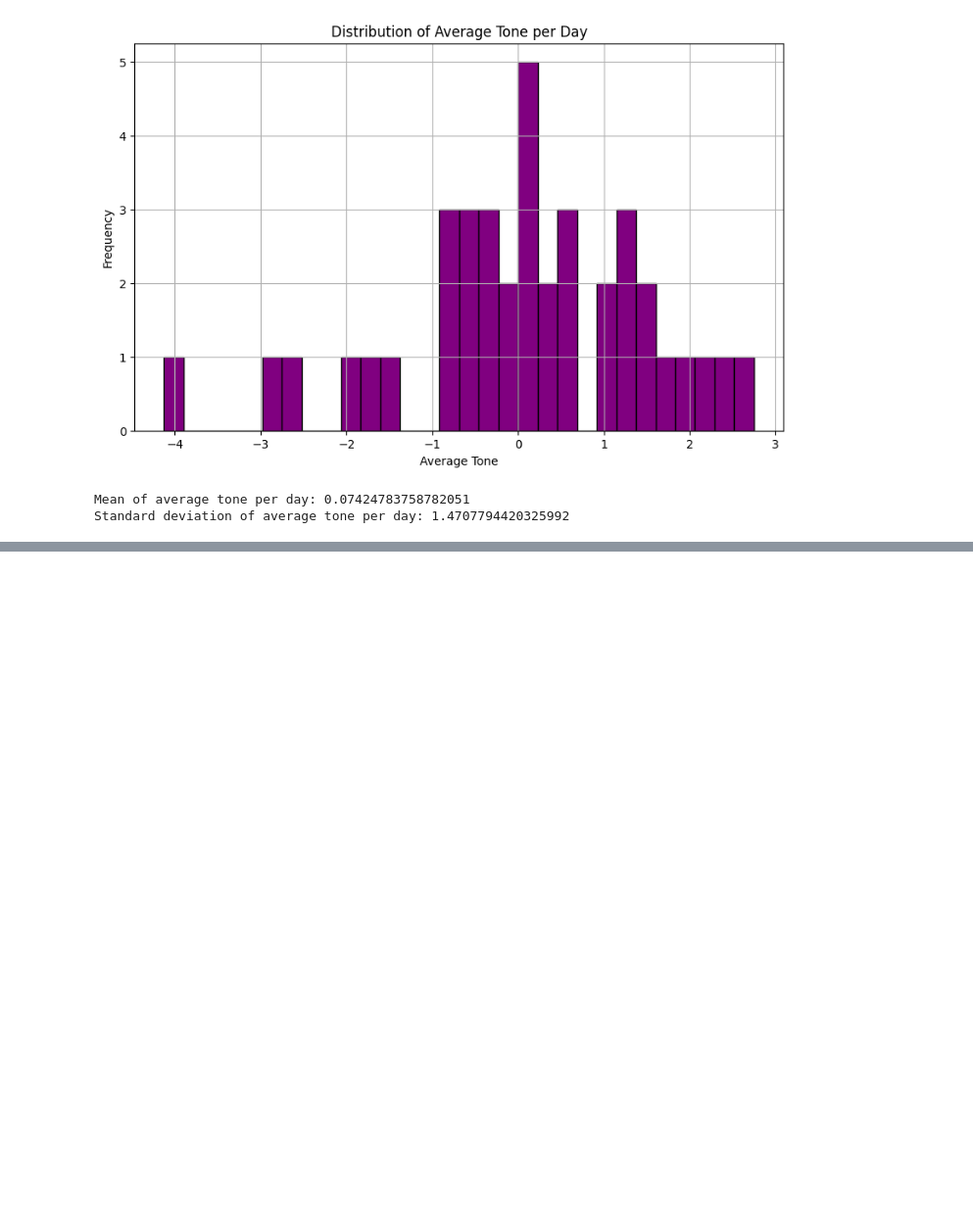
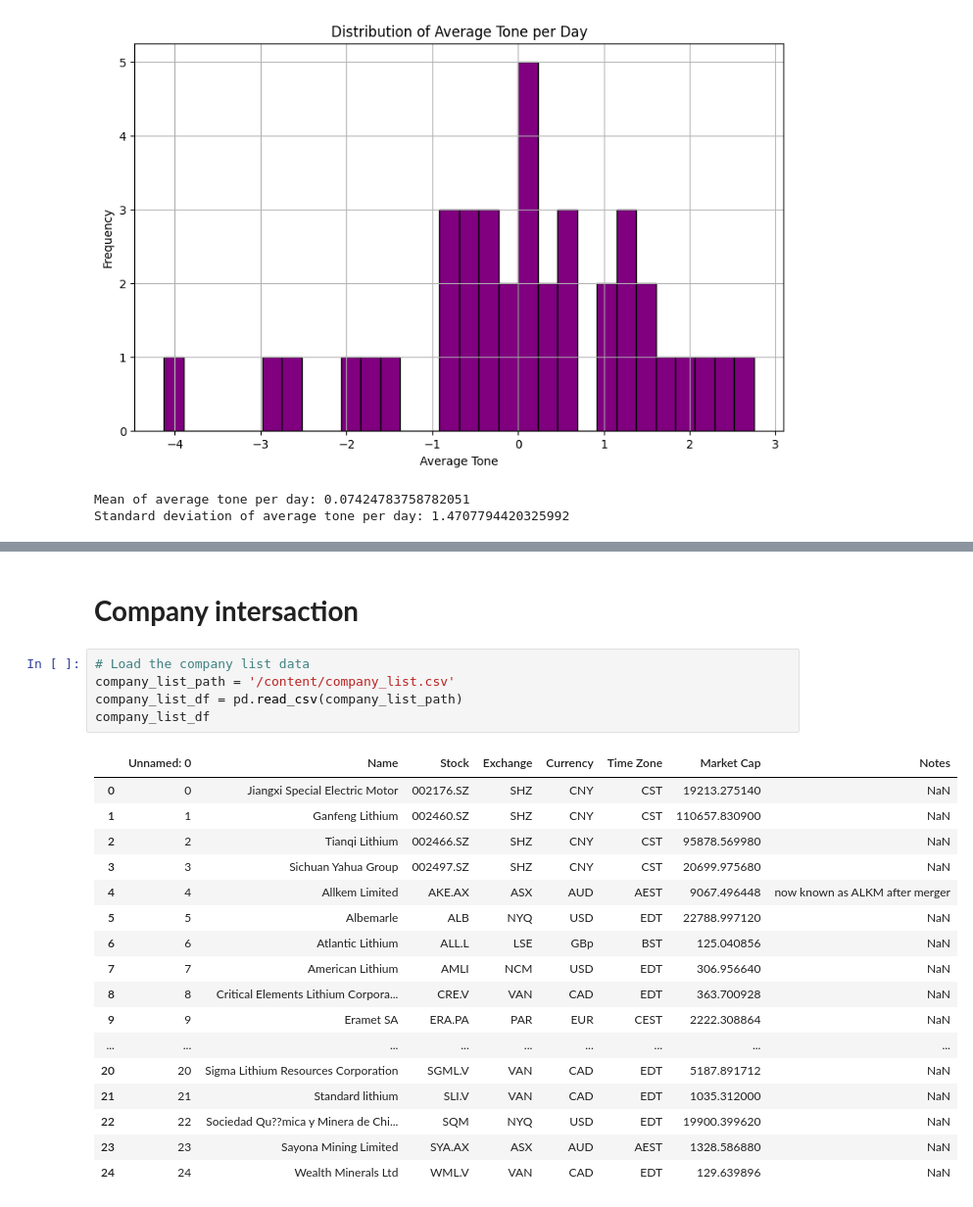
Before and after one commit to BomingZhang-coder/lithium-commodities-dashboard, a Jupyter notebook: _task_3-geert/lithium_news_analysis-yile/News_eda.ipynb, the cells around one changed output, grey strips where cells are left out. Shown at 98% size. Cells and saved outputs as stored; diff of their text form; blank space fills up the shorter version.

```diff
--- a/_task_3-geert/lithium_news_analysis-yile/News_eda.ipynb
+++ b/_task_3-geert/lithium_news_analysis-yile/News_eda.ipynb
@@ -109,0 +168,25 @@ Standard deviation of average tone per day: 1.4707794420325992
+# %% [markdown]
+# **Company intersaction**
+# %%
+# Load the company list data
+company_list_path = '/content/company_list.csv'
+company_list_df = pd.read_csv(company_list_path)
+company_list_df
+# %% [output]
+|  | Unnamed: 0 | Name | Stock | Exchange | Currency | Time Zone | Market Cap | Notes |
+| 0 | 0 | Jiangxi Special Electric Motor | 002176.SZ | SHZ | CNY | CST | 19213.275140 | NaN |
+| 1 | 1 | Ganfeng Lithium | 002460.SZ | SHZ | CNY | CST | 110657.830900 | NaN |
+| 2 | 2 | Tianqi Lithium | 002466.SZ | SHZ | CNY | CST | 95878.569980 | NaN |
+| 3 | 3 | Sichuan Yahua Group | 002497.SZ | SHZ | CNY | CST | 20699.975680 | NaN |
+| 4 | 4 | Allkem Limited | AKE.AX | ASX | AUD | AEST | 9067.496448 | now known as ALKM after merger |
+| 5 | 5 | Albemarle | ALB | NYQ | USD | EDT | 22788.997120 | NaN |
+| 6 | 6 | Atlantic Lithium | ALL.L | LSE | GBp | BST | 125.040856 | NaN |
+| 7 | 7 | American Lithium | AMLI | NCM | USD | EDT | 306.956640 | NaN |
+| 8 | 8 | Critical Elements Lithium Corpora... | CRE.V | VAN | CAD | EDT | 363.700928 | NaN |
+| 9 | 9 | Eramet SA | ERA.PA | PAR | EUR | CEST | 2222.308864 | NaN |
+| ... | ... | ... | ... | ... | ... | ... | ... | ... |
+| 20 | 20 | Sigma Lithium Resources Corporation | SGML.V | VAN | CAD | EDT | 5187.891712 | NaN |
+| 21 | 21 | Standard lithium | SLI.V | VAN | CAD | EDT | 1035.312000 | NaN |
+| 22 | 22 | Sociedad Qu??mica y Minera de Chi... | SQM | NYQ | USD | EDT | 19900.399620 | NaN |
+| 23 | 23 | Sayona Mining Limited | SYA.AX | ASX | AUD | AEST | 1328.586880 | NaN |
+| 24 | 24 | Wealth Minerals Ltd | WML.V | VAN | CAD | EDT | 129.639896 | NaN |
```
Also changed, not shown: parts of 16 cells of this notebook.
